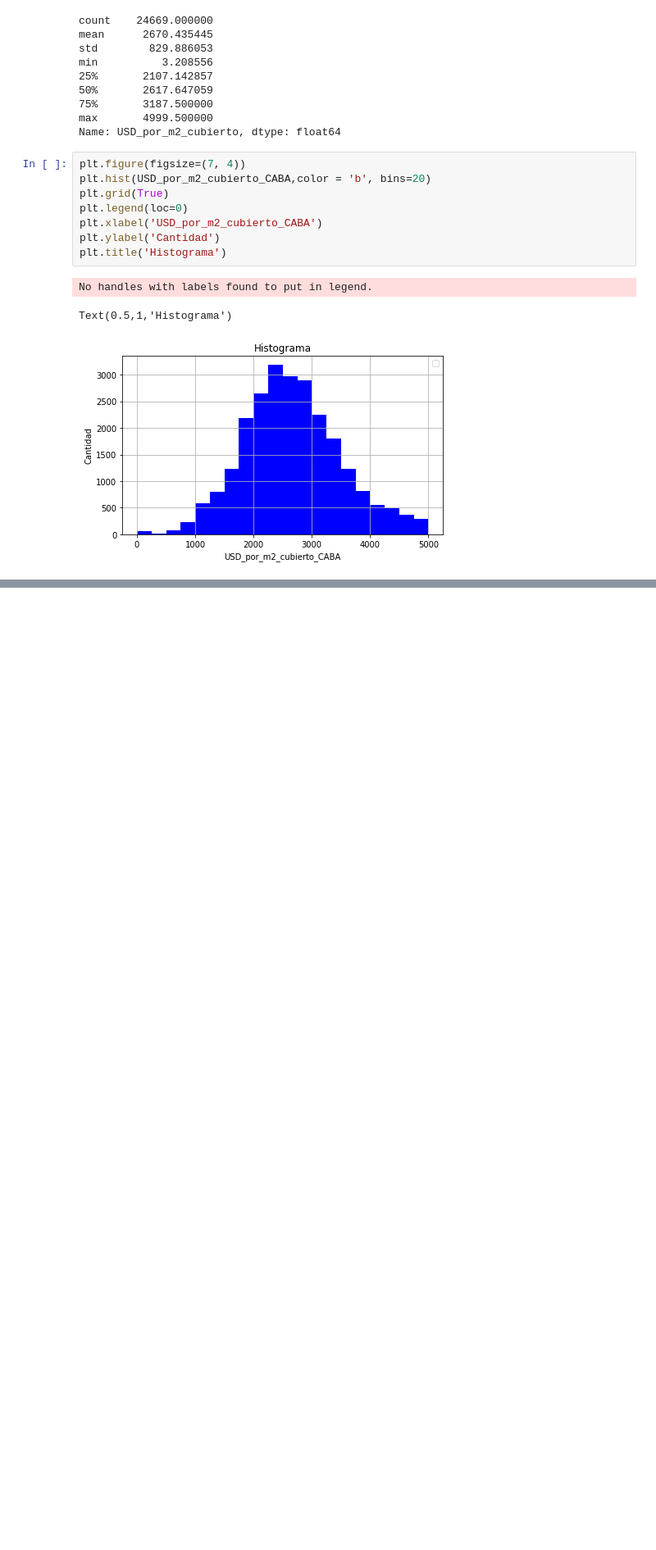
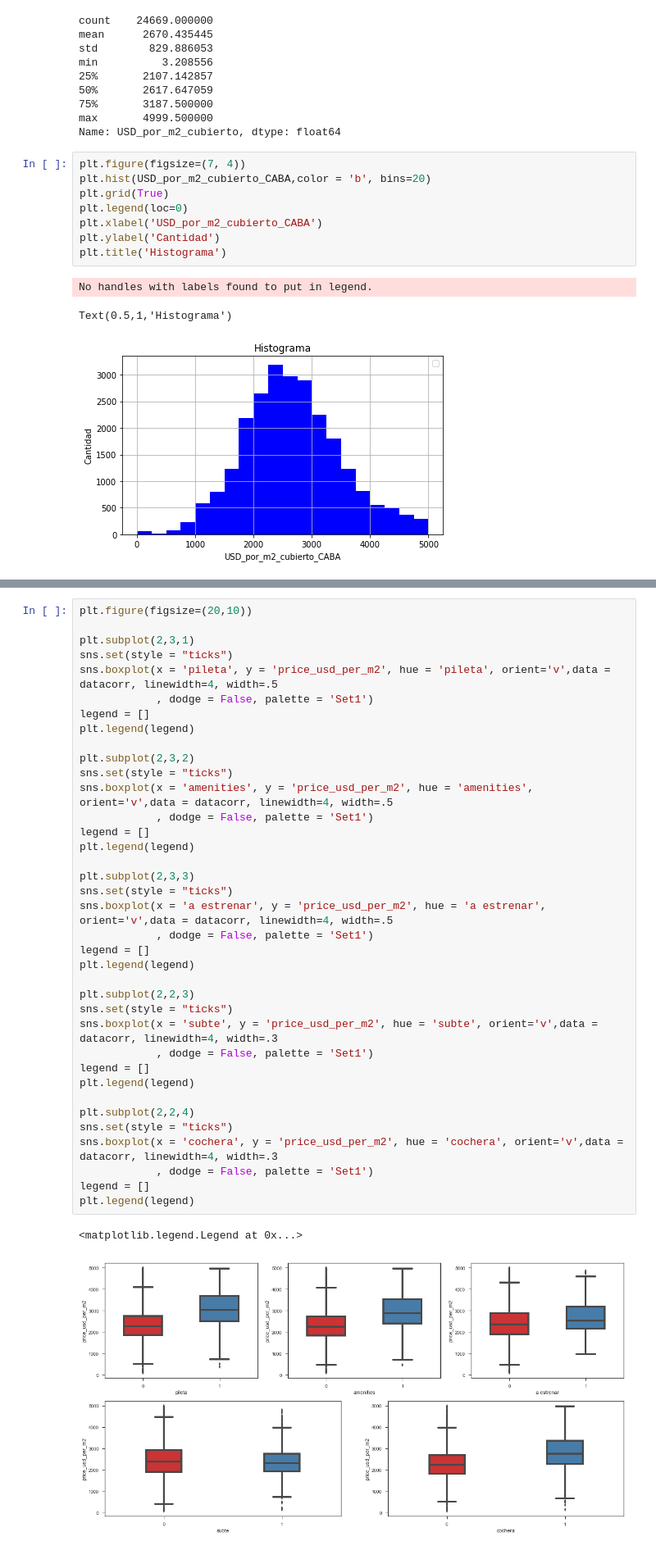
Before and after one commit to GabrielCasal/Digital_House, a Jupyter notebook: TP(juanf).ipynb, the cells around one changed output, grey strips where cells are left out. Shown: that part at 82% size. Cells and saved outputs as stored; diff of their text form; blank space fills up the shorter version.

```diff
--- a/TP(juanf).ipynb
+++ b/TP(juanf).ipynb
@@ -360,0 +437,40 @@ Text(0.5,1,'Histograma')
+# %%
+plt.figure(figsize=(20,10))
+
+plt.subplot(2,3,1)
+sns.set(style = "ticks")
+sns.boxplot(x = 'pileta', y = 'price_usd_per_m2', hue = 'pileta', orient='v',data = datacorr, linewidth=4, width=.5
+            , dodge = False, palette = 'Set1')
+legend = []
+plt.legend(legend)
+
+plt.subplot(2,3,2)
+sns.set(style = "ticks")
+sns.boxplot(x = 'amenities', y = 'price_usd_per_m2', hue = 'amenities', orient='v',data = datacorr, linewidth=4, width=.5
+            , dodge = False, palette = 'Set1')
+legend = []
+plt.legend(legend)
+
+plt.subplot(2,3,3)
+sns.set(style = "ticks")
+sns.boxplot(x = 'a estrenar', y = 'price_usd_per_m2', hue = 'a estrenar', orient='v',data = datacorr, linewidth=4, width=.5
+            , dodge = False, palette = 'Set1')
+legend = []
+plt.legend(legend)
+
+plt.subplot(2,2,3)
+sns.set(style = "ticks")
+sns.boxplot(x = 'subte', y = 'price_usd_per_m2', hue = 'subte', orient='v',data = datacorr, linewidth=4, width=.3
+            , dodge = False, palette = 'Set1')
+legend = []
+plt.legend(legend)
+
+plt.subplot(2,2,4)
+sns.set(style = "ticks")
+sns.boxplot(x = 'cochera', y = 'price_usd_per_m2', hue = 'cochera', orient='v',data = datacorr, linewidth=4, width=.3
+            , dodge = False, palette = 'Set1')
+legend = []
+plt.legend(legend)
+# %% [output]
+<matplotlib.legend.Legend at 0x...>
+[figure, added]
```
Also changed, not shown: parts of 10 cells of this notebook.
